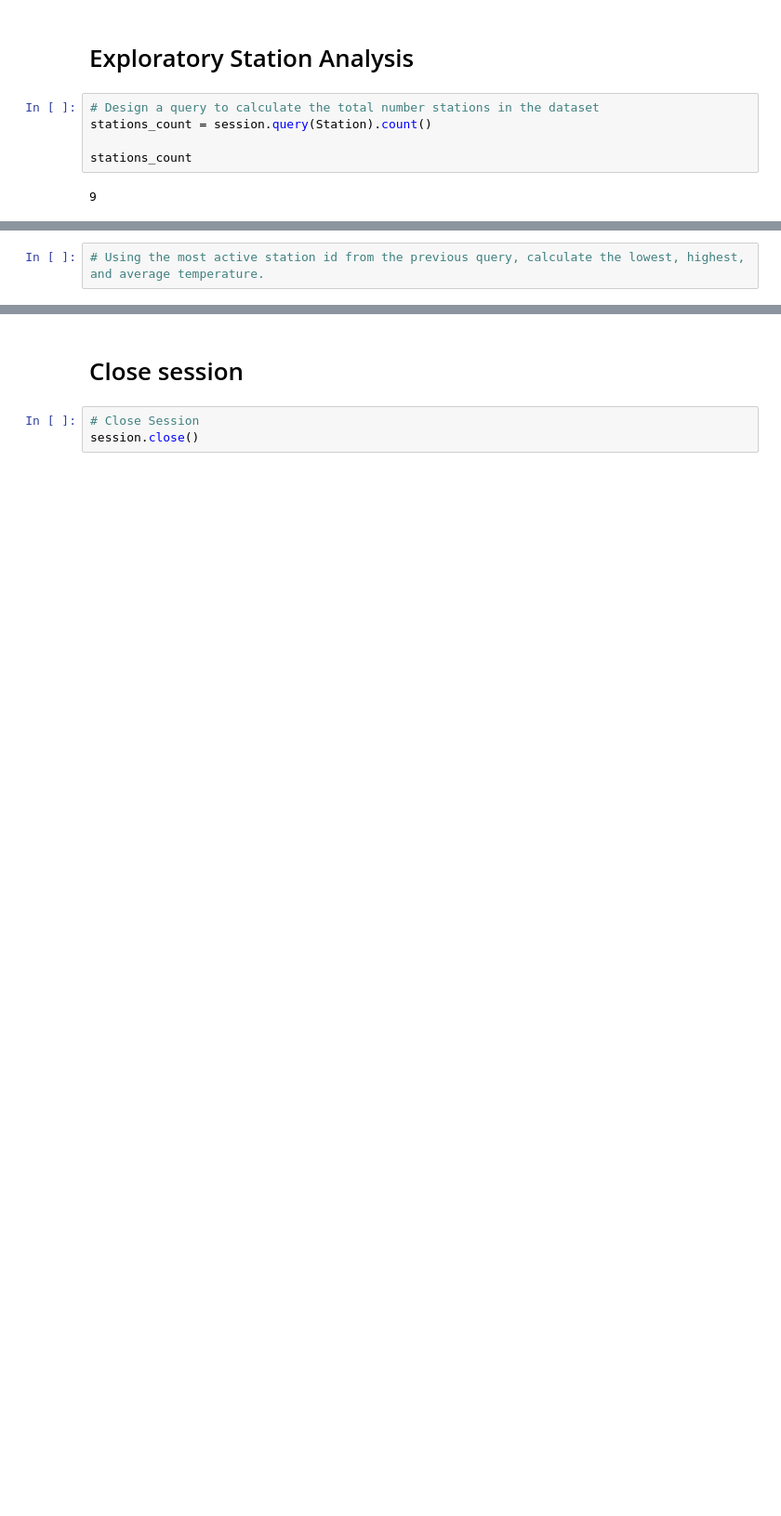
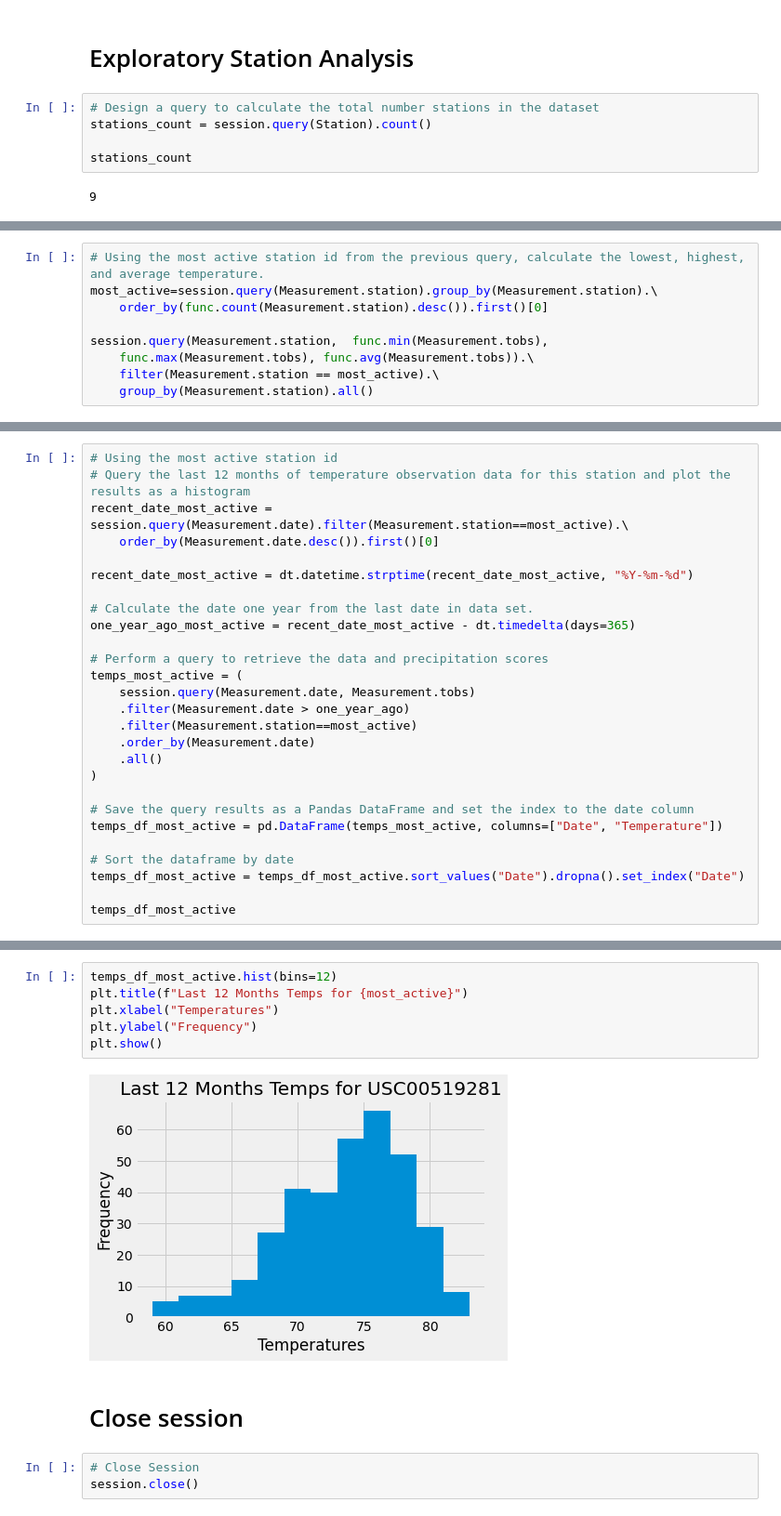
Before and after one commit to tiffanyharris711/sqlalchemy-challenge, a Jupyter notebook: climate_starter.ipynb, the cells around one changed output, grey strips where cells are left out. Shown at 93% size. Saved outputs shown, nothing was run; the diff lists cells and outputs as text; blank space fills up the shorter version.

```diff
--- a/climate_starter.ipynb
+++ b/climate_starter.ipynb
@@ -101,2 +114,9 @@ elevation FLOAT
 # %%
 # Using the most active station id from the previous query, calculate the lowest, highest, and average temperature.
+most_active=session.query(Measurement.station).group_by(Measurement.station).\
+    order_by(func.count(Measurement.station).desc()).first()[0]
+
+session.query(Measurement.station,  func.min(Measurement.tobs),
+    func.max(Measurement.tobs), func.avg(Measurement.tobs)).\
+    filter(Measurement.station == most_active).\
+    group_by(Measurement.station).all()
@@ -105,0 +125,27 @@ elevation FLOAT
+# %%
+# Using the most active station id
+# Query the last 12 months of temperature observation data for this station and plot the results as a histogram
+recent_date_most_active = session.query(Measurement.date).filter(Measurement.station==most_active).\
+    order_by(Measurement.date.desc()).first()[0]
+
+recent_date_most_active = dt.datetime.strptime(recent_date_most_active, "%Y-%m-%d")
+
+# Calculate the date one year from the last date in data set.
+one_year_ago_most_active = recent_date_most_active - dt.timedelta(days=365)
+
+# Perform a query to retrieve the data and precipitation scores
+temps_most_active = (
+    session.query(Measurement.date, Measurement.tobs)
+    .filter(Measurement.date > one_year_ago)
+    .filter(Measurement.station==most_active)
+    .order_by(Measurement.date)
+    .all()
+)
+
+# Save the query results as a Pandas DataFrame and set the index to the date column
+temps_df_most_active = pd.DataFrame(temps_most_active, columns=["Date", "Temperature"])
+
+# Sort the dataframe by date
+temps_df_most_active = temps_df_most_active.sort_values("Date").dropna().set_index("Date")
+
+temps_df_most_active
@@ -106,3 +167,11 @@ elevation FLOAT
+# %%
+temps_df_most_active.hist(bins=12)
+plt.title(f"Last 12 Months Temps for {most_active}")
+plt.xlabel("Temperatures")
+plt.ylabel("Frequency")
+plt.show()
+# %% [output]
+[figure, added]
 # %% [markdown]
 # Close session
 # %%
```
Also changed, not shown: parts of 5 cells of this notebook.
